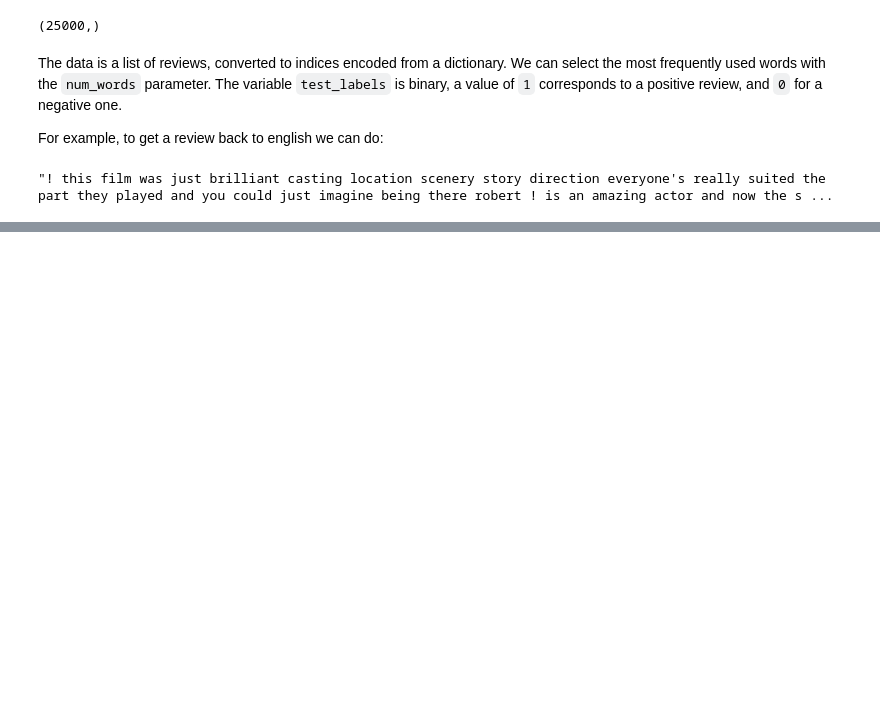
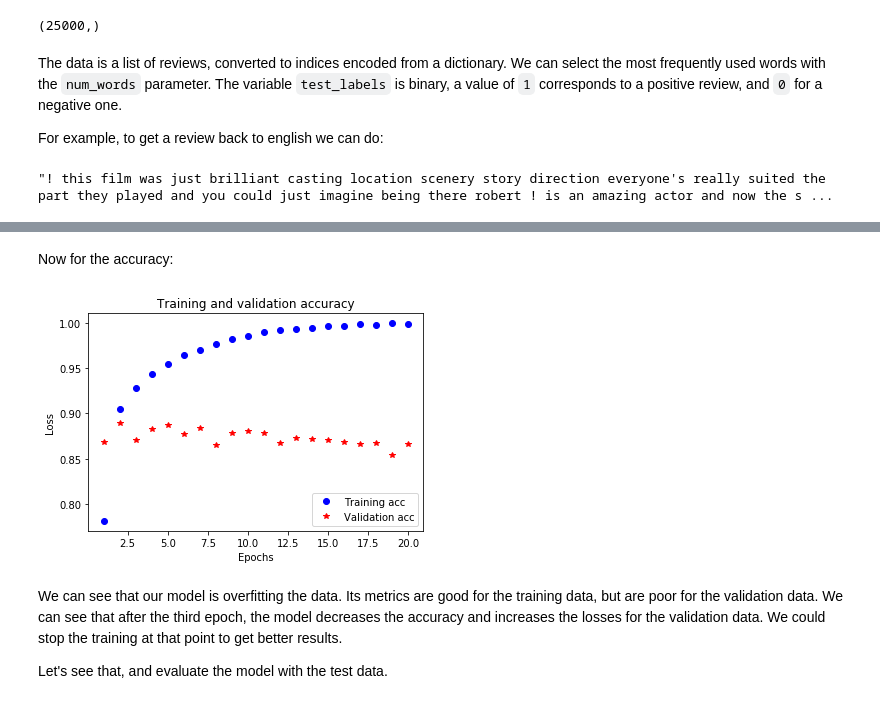
Before and after one commit to fd0livar/DL_python_tf_keras, a Jupyter notebook: Classif_binary_imdb.ipynb, the cells around one changed output, grey strips where cells are left out. Saved outputs shown, nothing was run; the diff lists cells and outputs as text; code cells hidden in the pictures; blank space fills up the shorter version.

```diff
--- a/Classif_binary_imdb.ipynb
+++ b/Classif_binary_imdb.ipynb
@@ -39,0 +156,19 @@ As we can't pass list of integer to a NN, we have to transform them into tensors
+# %% [markdown]
+Now for the accuracy:
+# %%
+plt.clf()
+acc_values = history_dict['acc']
+val_acc_values = history_dict['val_acc']
+plt.plot(epochs, acc_values, 'bo', label='Training acc')
+plt.plot(epochs, val_acc_values, 'r*', label='Validation acc')
+plt.title('Training and validation accuracy')
+plt.xlabel('Epochs')
+plt.ylabel('Loss')
+plt.legend()
+plt.show()
+# %% [output]
+[figure, added]
+# %% [markdown]
+We can see that our model is overfitting the data. Its metrics are good for the training data, but are poor for the validation data. We can see that after the third epoch, the model decreases the accuracy and increases the losses for the validation data. We could stop the training at that point to get better results.
+
+Let's see that, and evaluate the model with the test data.
```
Also changed, not shown: parts of 50 cells of this notebook.
